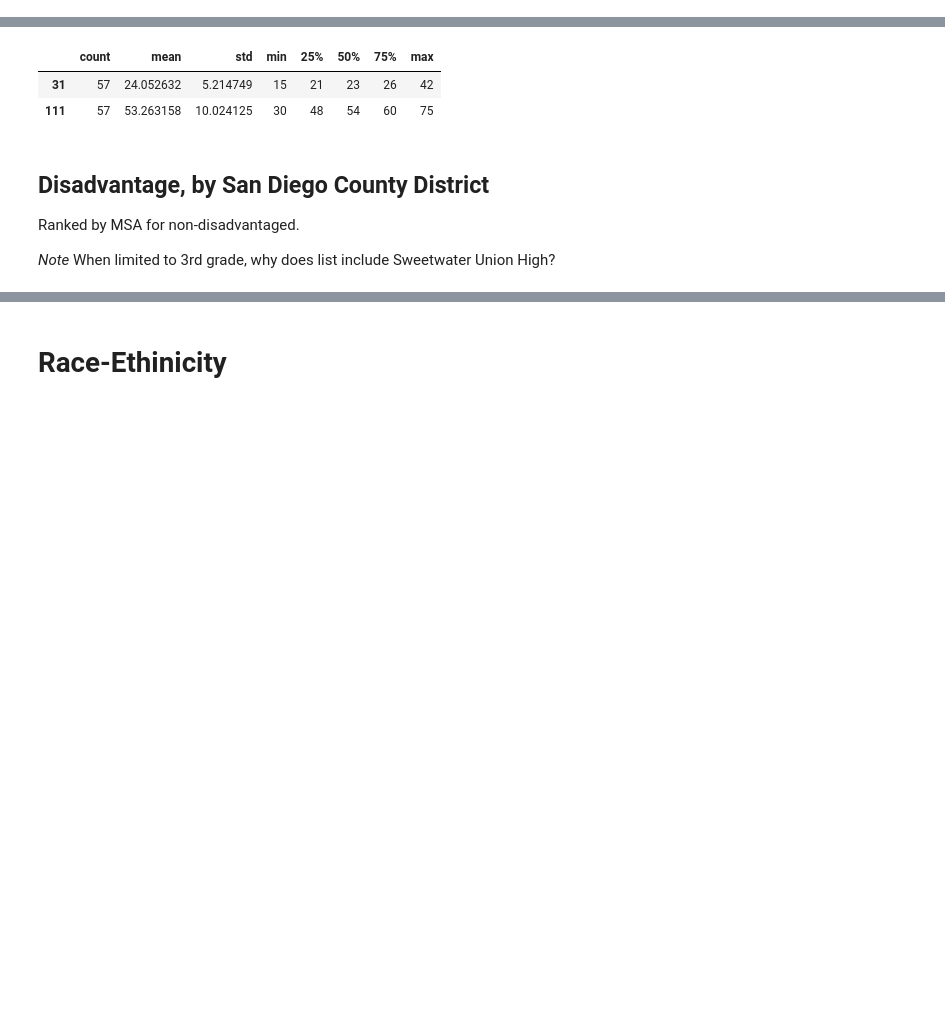
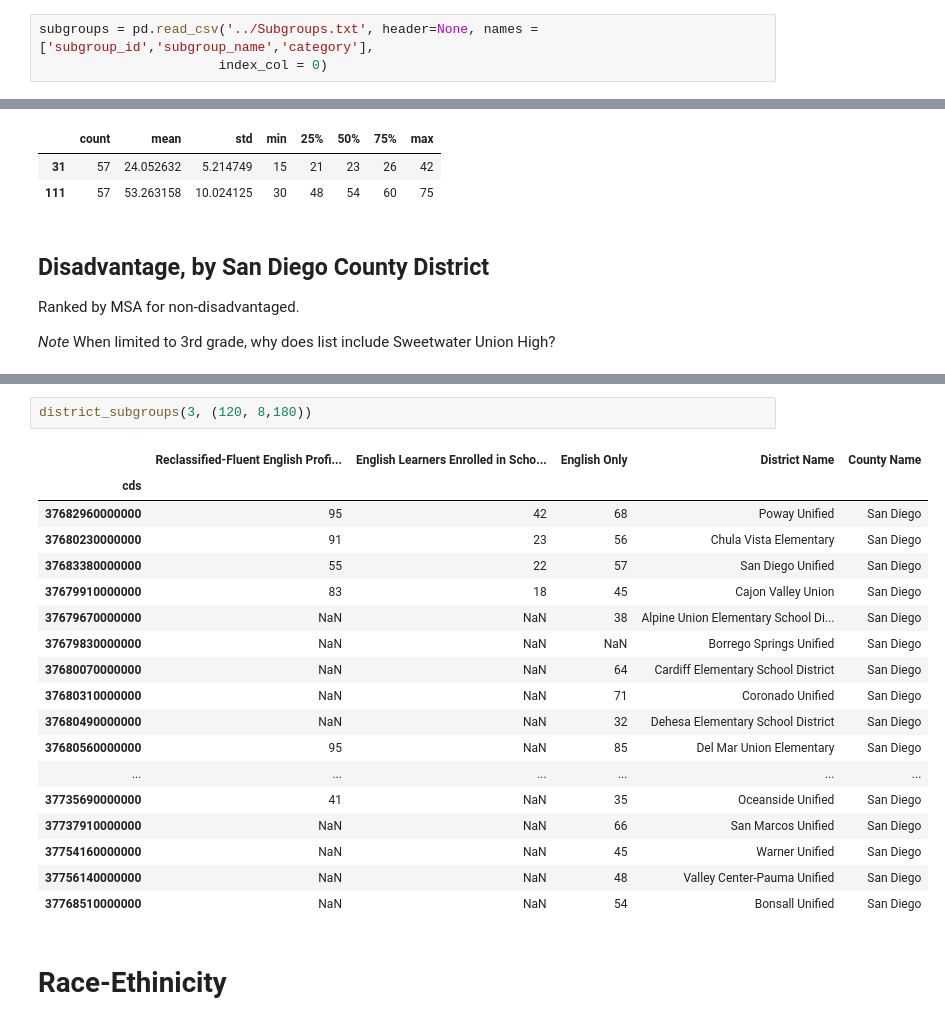
Before and after one commit to sandiegodata-projects/333-CAASPP, a Jupyter notebook: eric/Districts.ipynb, the cells around one changed output, grey strips where cells are left out. Saved outputs shown, nothing was run; the diff lists cells and outputs as text; blank space fills up the shorter version.

```diff
--- a/eric/Districts.ipynb
+++ b/eric/Districts.ipynb
@@ -32,3 +32,6 @@ race_eth_names = ['BlackED', 'AsianED', 'FilipinoED' , 'LatinoED', 'WhiteED',
 
 subgroups = pd.read_csv('../Subgroups.txt', header=None, names = ['subgroup_id','subgroup_name','category'],
                        index_col = 0)
+# %%
+subgroups = pd.read_csv('../Subgroups.txt', header=None, names = ['subgroup_id','subgroup_name','category'],
+                       index_col = 0)
@@ -117,3 +178,24 @@ pd.pivot_table(ed[district.pct_msa != 0],index='cds', columns='subgroup', values
+# %%
+district_subgroups(3, (120, 8,180))
+# %% [output]
+|  | Reclassified-Fluent English Profi... | English Learners Enrolled in Scho... | English Only | District Name | County Name |
+| cds |  |  |  |  |  |
+| 37682960000000 | 95 | 42 | 68 | Poway Unified | San Diego |
+| 37680230000000 | 91 | 23 | 56 | Chula Vista Elementary | San Diego |
+| 37683380000000 | 55 | 22 | 57 | San Diego Unified | San Diego |
+| 37679910000000 | 83 | 18 | 45 | Cajon Valley Union | San Diego |
+| 37679670000000 | NaN | NaN | 38 | Alpine Union Elementary School Di... | San Diego |
+| 37679830000000 | NaN | NaN | NaN | Borrego Springs Unified | San Diego |
+| 37680070000000 | NaN | NaN | 64 | Cardiff Elementary School District | San Diego |
+| 37680310000000 | NaN | NaN | 71 | Coronado Unified | San Diego |
+| 37680490000000 | NaN | NaN | 32 | Dehesa Elementary School District | San Diego |
+| 37680560000000 | 95 | NaN | 85 | Del Mar Union Elementary | San Diego |
+| ... | ... | ... | ... | ... | ... |
+| 37735690000000 | 41 | NaN | 35 | Oceanside Unified | San Diego |
+| 37737910000000 | NaN | NaN | 66 | San Marcos Unified | San Diego |
+| 37754160000000 | NaN | NaN | 45 | Warner Unified | San Diego |
+| 37756140000000 | NaN | NaN | 48 | Valley Center-Pauma Unified | San Diego |
+| 37768510000000 | NaN | NaN | 54 | Bonsall Unified | San Diego |
 # %% [markdown]
 # Race-Ethinicity
 # %%
```
Also changed, not shown: parts of 6 cells of this notebook.
